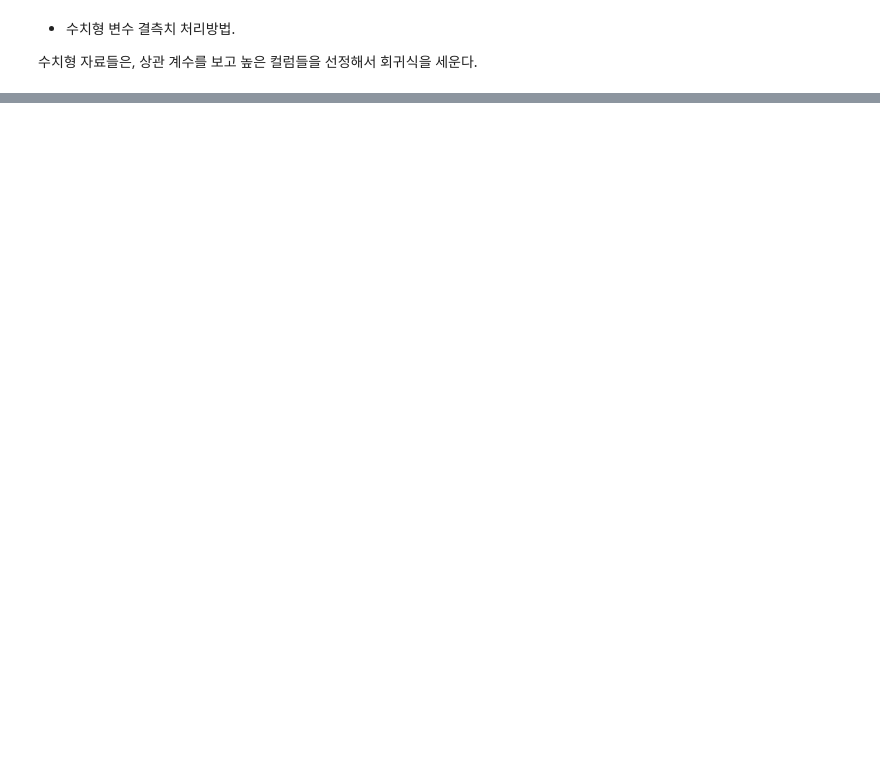
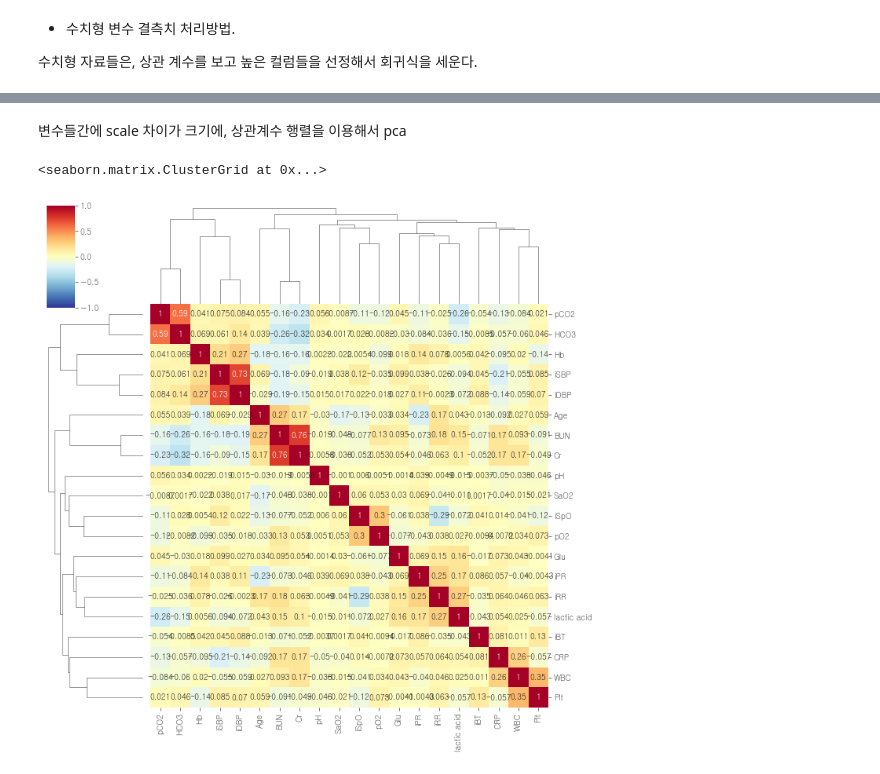
Before and after one commit to bub3690/22-1_multivariate, a Jupyter notebook: final_project/EDA.ipynb, the cells around one changed output, grey strips where cells are left out. Cells and saved outputs as stored; diff of their text form; code cells hidden in the pictures; blank space fills up the shorter version.

```diff
--- a/final_project/EDA.ipynb
+++ b/final_project/EDA.ipynb
@@ -318,0 +461,2 @@ Index(['sex', 'age', 'mc', 'iSBP', 'iDBP', 'iPR', 'iRR', 'iBT', 'iSpO',
+# %% [markdown]
+변수들간에 scale 차이가 크기에, 상관계수 행렬을 이용해서 pca
@@ -318,0 +465,11 @@ Index(['sex', 'age', 'mc', 'iSBP', 'iDBP', 'iPR', 'iRR', 'iBT', 'iSpO',
+# %%
+x_R = x_train.corr()
+
+sns.clustermap(x_R,
+               annot = True,      # 실제 값 화면에 나타내기
+               cmap = 'RdYlBu_r',  # Red, Yellow, Blue 색상으로 표시
+               vmin = -1, vmax = 1, #컬러차트 -1 ~ 1 범위로 표시
+              )
+# %% [output]
+<seaborn.matrix.ClusterGrid at 0x...>
+[figure, added]
```
Also changed, not shown: parts of 67 cells of this notebook, 2 other files.
